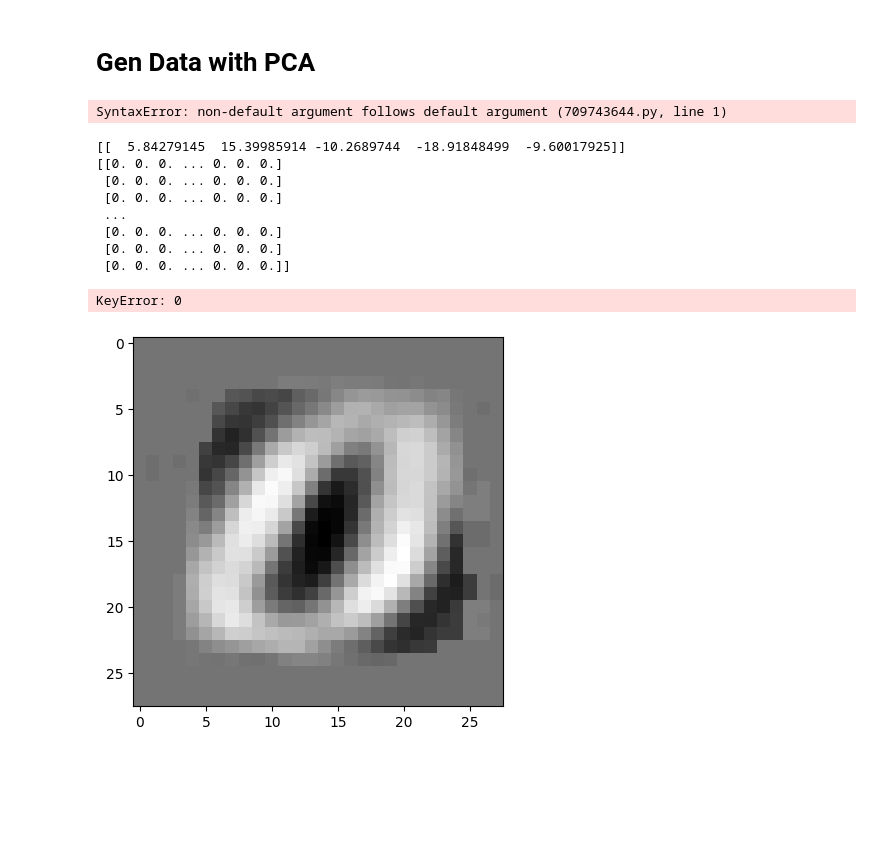
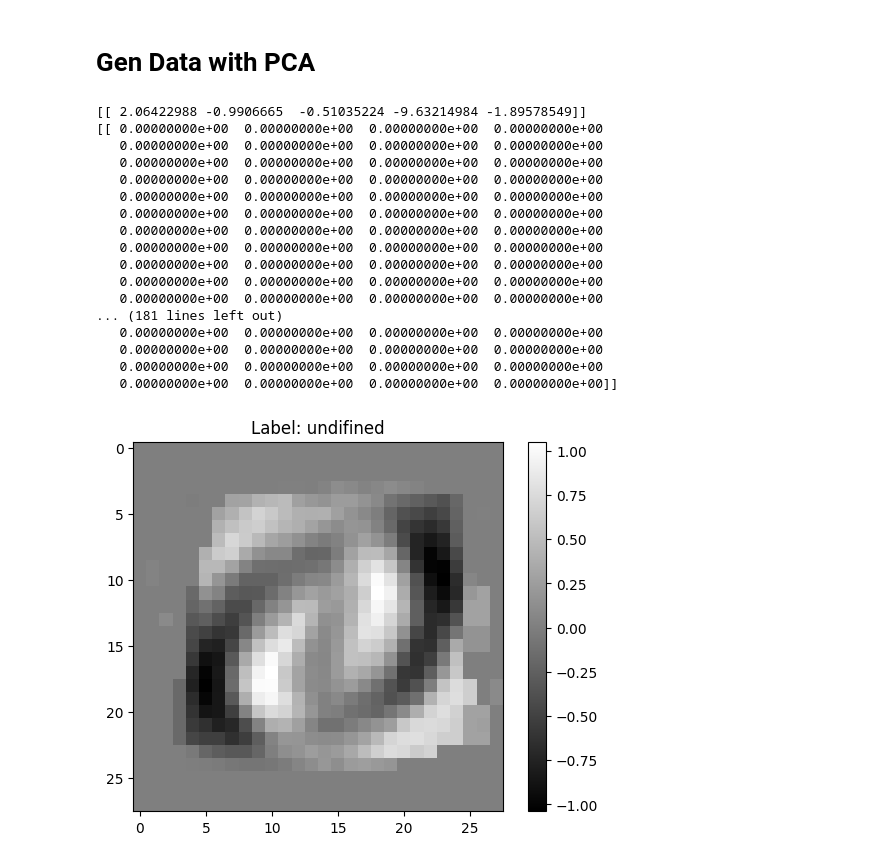
Before and after one commit to charlesgit670/__ProjetEcole__UnsupervisedLearning, a Jupyter notebook: src/PCA.ipynb, the cells around one changed output. Cells and saved outputs as stored; diff of their text form; code cells hidden in the pictures; blank space fills up the shorter version.

```diff
--- a/src/PCA.ipynb
+++ b/src/PCA.ipynb
@@ -46,7 +46,10 @@ def visualize_image(loc, X, y):
 
     # Visualize the image
     plt.imshow(image_matrix, cmap='gray')
-    plt.title(f"Label: {y[loc]}")
+    try:
+        plt.title(f"Label: {y[loc]}")
+    except:
+        plt.title('Label: undifined')
     plt.colorbar()
     plt.show()
 
@@ -148,7 +150,7 @@ print(X_pca.shape[1])
 # %% [markdown]
 # Gen Data with PCA
 # %%
-def GenDataWithPCA(number_samples = 1, n, X_std):
+def GenDataWithPCA(n, X_std, number_samples = 1,):
 
     k = n
     projection_matrix = eigenvectors[:, :k]
@@ -166,23 +168,29 @@ def GenDataWithPCA(number_samples = 1, n, X_std):
     X_pca_reconstructed = np.dot(new_vec, projection_matrix.T)
 
     return new_vec, X_pca_reconstructed
-# %% [output]
-SyntaxError: non-default argument follows default argument (709743644.py, line 1)
 # %%
-new_vec, X_pca_reconstructed = GenDataWithPCA(1, 5, X_std)
+new_vec, X_pca_reconstructed = GenDataWithPCA(5, X_std, 1)
 
 print(new_vec)
 print(X_pca_reconstructed)
 
 visualize_image(0, X_pca_reconstructed, y)
 # %% [output]
-[[  5.84279145  15.39985914 -10.2689744  -18.91848499  -9.60017925]]
-[[0. 0. 0. ... 0. 0. 0.]
- [0. 0. 0. ... 0. 0. 0.]
- [0. 0. 0. ... 0. 0. 0.]
- ...
- [0. 0. 0. ... 0. 0. 0.]
- [0. 0. 0. ... 0. 0. 0.]
- [0. 0. 0. ... 0. 0. 0.]]
+[[ 2.06422988 -0.9906665  -0.51035224 -9.63214984 -1.89578549]]
+[[ 0.00000000e+00  0.00000000e+00  0.00000000e+00  0.00000000e+00
+   0.00000000e+00  0.00000000e+00  0.00000000e+00  0.00000000e+00
+   0.00000000e+00  0.00000000e+00  0.00000000e+00  0.00000000e+00
+   0.00000000e+00  0.00000000e+00  0.00000000e+00  0.00000000e+00
+   0.00000000e+00  0.00000000e+00  0.00000000e+00  0.00000000e+00
+   0.00000000e+00  0.00000000e+00  0.00000000e+00  0.00000000e+00
+   0.00000000e+00  0.00000000e+00  0.00000000e+00  0.00000000e+00
+   0.00000000e+00  0.00000000e+00  0.00000000e+00  0.00000000e+00
+   0.00000000e+00  0.00000000e+00  0.00000000e+00  0.00000000e+00
+   0.00000000e+00  0.00000000e+00  0.00000000e+00  0.00000000e+00
+   0.00000000e+00  0.00000000e+00  0.00000000e+00  0.00000000e+00
+... (181 lines left out)
+   0.00000000e+00  0.00000000e+00  0.00000000e+00  0.00000000e+00
+   0.00000000e+00  0.00000000e+00  0.00000000e+00  0.00000000e+00
+   0.00000000e+00  0.00000000e+00  0.00000000e+00  0.00000000e+00
+   0.00000000e+00  0.00000000e+00  0.00000000e+00  0.00000000e+00]]
-KeyError: 0
-[figure, old version]
+[figure, new version]
```
Also changed, not shown: parts of 1 cell of this notebook.
